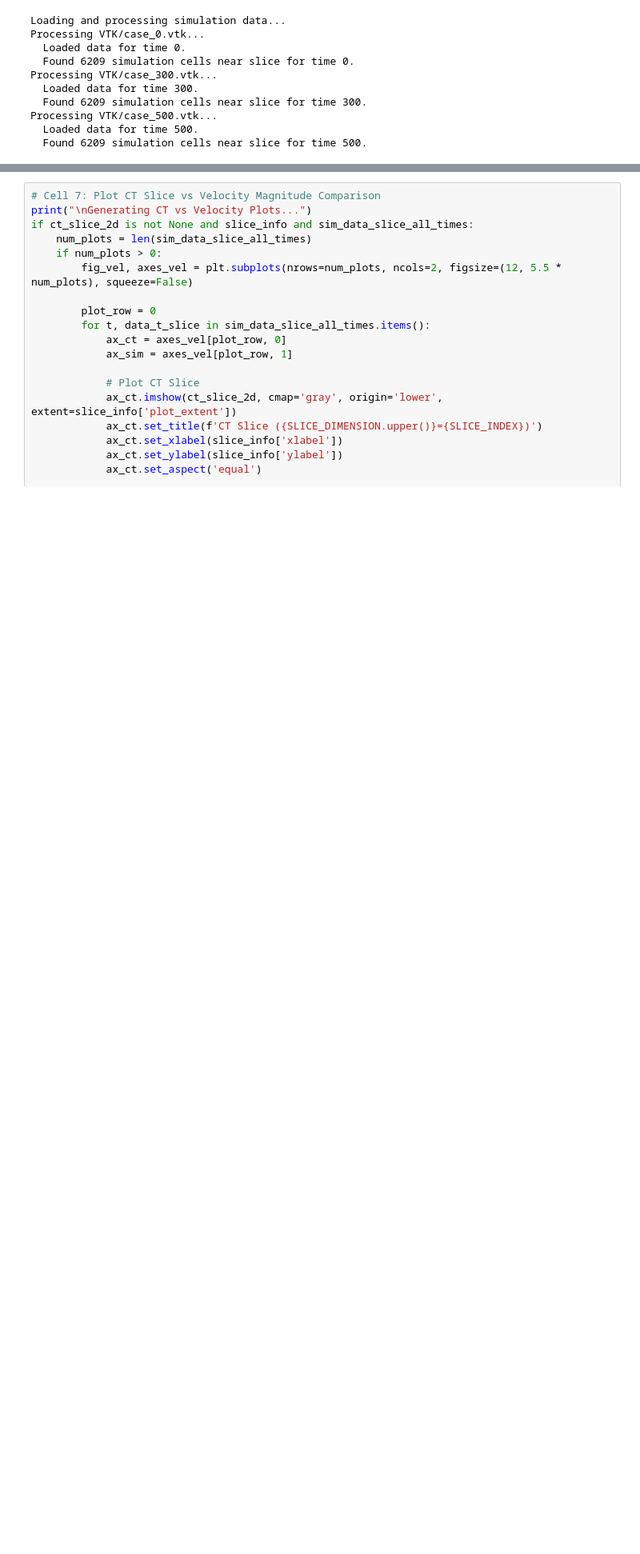
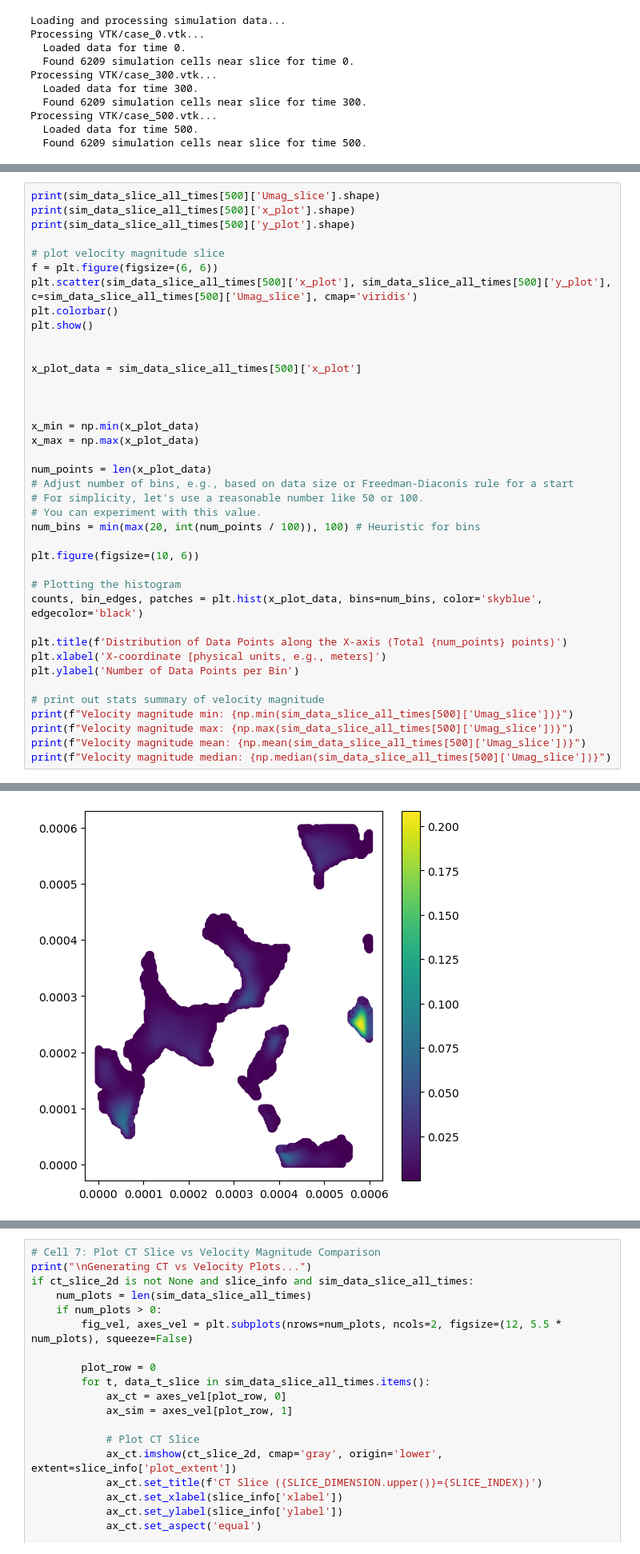
Before and after one commit to co2storageNestorZihan/openfoam_eg, a Jupyter notebook: visualization.ipynb, the cells around one changed output, grey strips where cells are left out. Shown: that part at 80% size. Drawn from its saved outputs; the diff is of its cells as text; blank space fills up the shorter version.

Commit message:
add interpretation data structure - 0603

```diff
--- a/visualization.ipynb
+++ b/visualization.ipynb
@@ -221,0 +220,40 @@ Processing VTK/case_500.vtk...
+# %%
+print(sim_data_slice_all_times[500]['Umag_slice'].shape)
+print(sim_data_slice_all_times[500]['x_plot'].shape)
+print(sim_data_slice_all_times[500]['y_plot'].shape)
+
+# plot velocity magnitude slice
+f = plt.figure(figsize=(6, 6))
+plt.scatter(sim_data_slice_all_times[500]['x_plot'], sim_data_slice_all_times[500]['y_plot'], c=sim_data_slice_all_times[500]['Umag_slice'], cmap='viridis')
+plt.colorbar()
+plt.show()
+
+
+x_plot_data = sim_data_slice_all_times[500]['x_plot']
+
+
+
+x_min = np.min(x_plot_data)
+x_max = np.max(x_plot_data)
+
+num_points = len(x_plot_data)
+# Adjust number of bins, e.g., based on data size or Freedman-Diaconis rule for a start
+# For simplicity, let's use a reasonable number like 50 or 100.
+# You can experiment with this value.
+num_bins = min(max(20, int(num_points / 100)), 100) # Heuristic for bins
+
+plt.figure(figsize=(10, 6))
+
+# Plotting the histogram
+counts, bin_edges, patches = plt.hist(x_plot_data, bins=num_bins, color='skyblue', edgecolor='black')
+
+plt.title(f'Distribution of Data Points along the X-axis (Total {num_points} points)')
+plt.xlabel('X-coordinate [physical units, e.g., meters]')
+plt.ylabel('Number of Data Points per Bin')
+
+# print out stats summary of velocity magnitude
+print(f"Velocity magnitude min: {np.min(sim_data_slice_all_times[500]['Umag_slice'])}")
+print(f"Velocity magnitude max: {np.max(sim_data_slice_all_times[500]['Umag_slice'])}")
+print(f"Velocity magnitude mean: {np.mean(sim_data_slice_all_times[500]['Umag_slice'])}")
+print(f"Velocity magnitude median: {np.median(sim_data_slice_all_times[500]['Umag_slice'])}")
+# %% [output]
@@ -221,0 +263 @@ Processing VTK/case_500.vtk...
+[figure, added]
```
Also changed, not shown: parts of 4 cells of this notebook, 2 other files.
